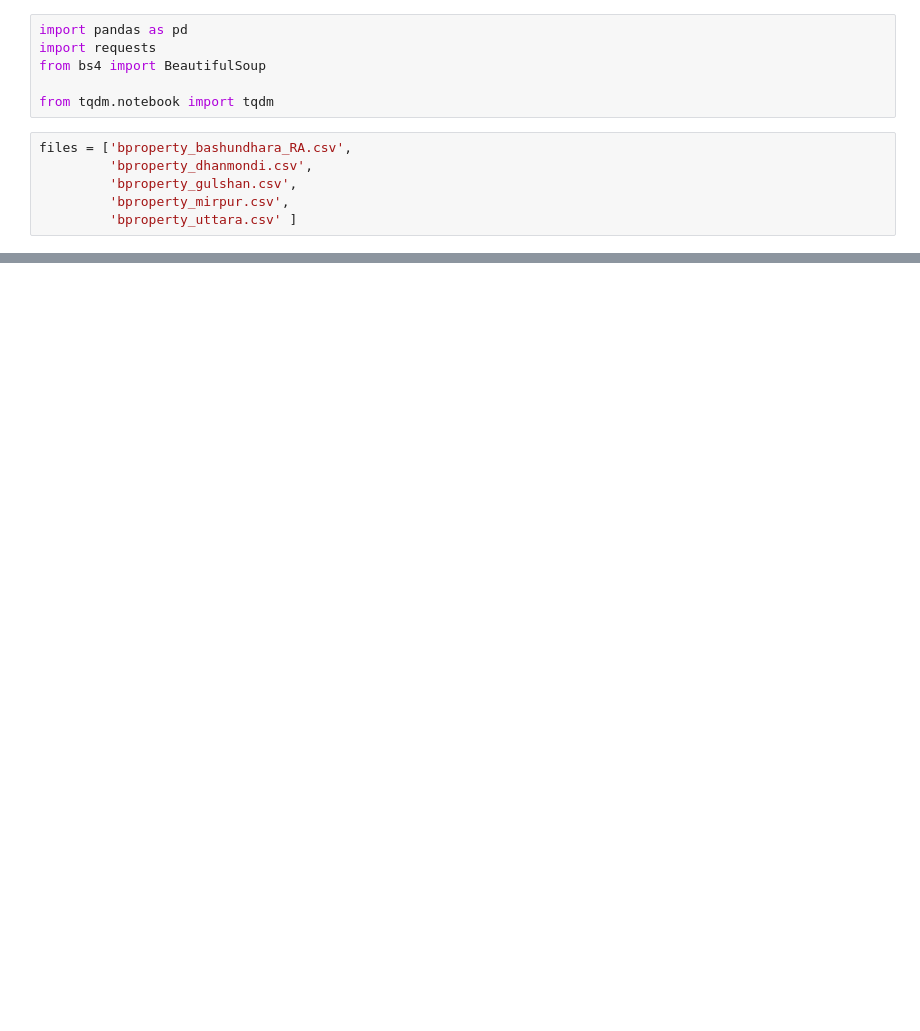
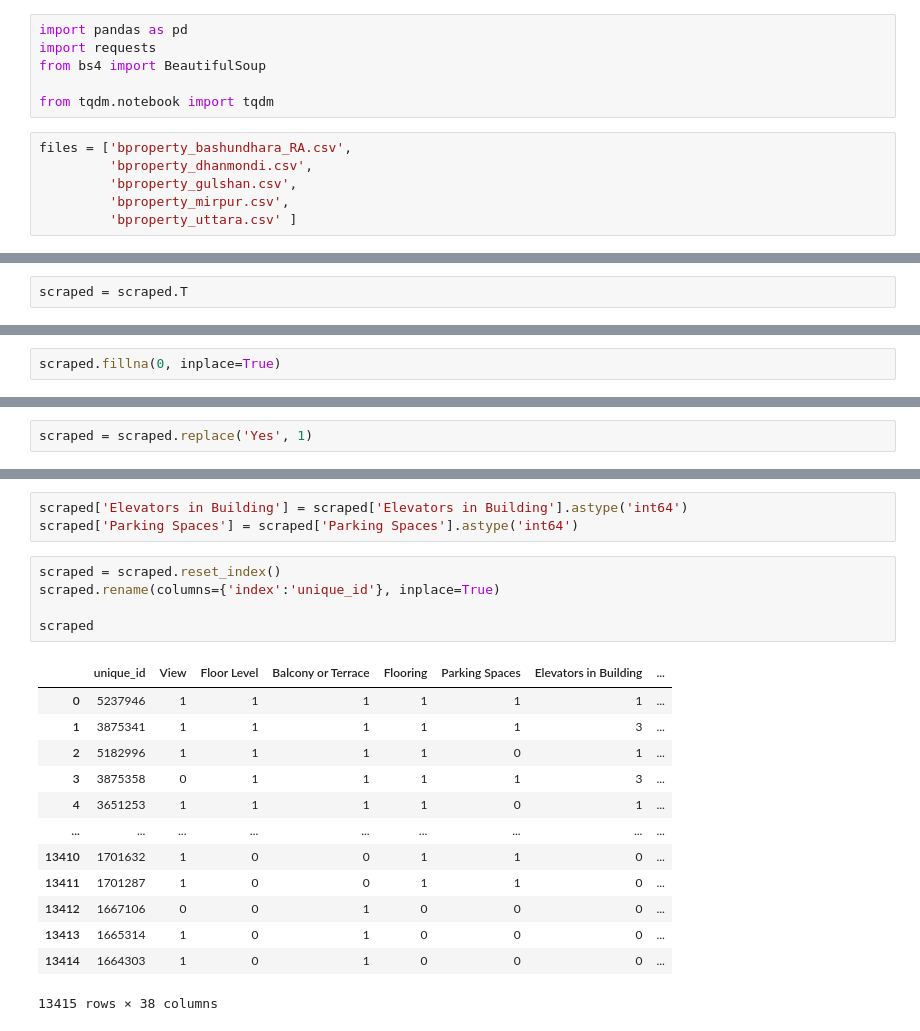
Before and after one commit to Awsaf780/Dhaka-Housing-Price-Prediction, a Jupyter notebook: 01 - Combined Dataset.ipynb, the cells around one changed output, grey strips where cells are left out. Saved outputs shown, nothing was run; the diff lists cells and outputs as text; blank space fills up the shorter version.

```diff
--- a/01 - Combined Dataset.ipynb
+++ b/01 - Combined Dataset.ipynb
@@ -17,0 +83,2 @@ df = pd.concat(dfs)
+# %%
+scraped = scraped.T
@@ -17,0 +111,2 @@ df = pd.concat(dfs)
+# %%
+scraped.fillna(0, inplace=True)
@@ -17,0 +129,2 @@ df = pd.concat(dfs)
+# %%
+scraped = scraped.replace('Yes', 1)
@@ -17,0 +189,22 @@ df = pd.concat(dfs)
+# %%
+scraped['Elevators in Building'] = scraped['Elevators in Building'].astype('int64')
+scraped['Parking Spaces'] = scraped['Parking Spaces'].astype('int64')
+# %%
+scraped = scraped.reset_index()
+scraped.rename(columns={'index':'unique_id'}, inplace=True)
+
+scraped
+# %% [output]
+|  | unique_id | View | Floor Level | Balcony or Terrace | Flooring | Parking Spaces | Elevators in Building | ... |
+| 0 | 5237946 | 1 | 1 | 1 | 1 | 1 | 1 | ... |
+| 1 | 3875341 | 1 | 1 | 1 | 1 | 1 | 3 | ... |
+| 2 | 5182996 | 1 | 1 | 1 | 1 | 0 | 1 | ... |
+| 3 | 3875358 | 0 | 1 | 1 | 1 | 1 | 3 | ... |
+| 4 | 3651253 | 1 | 1 | 1 | 1 | 0 | 1 | ... |
+| ... | ... | ... | ... | ... | ... | ... | ... | ... |
+| 13410 | 1701632 | 1 | 0 | 0 | 1 | 1 | 0 | ... |
+| 13411 | 1701287 | 1 | 0 | 0 | 1 | 1 | 0 | ... |
+| 13412 | 1667106 | 0 | 0 | 1 | 0 | 0 | 0 | ... |
+| 13413 | 1665314 | 1 | 0 | 1 | 0 | 0 | 0 | ... |
+| 13414 | 1664303 | 1 | 0 | 1 | 0 | 0 | 0 | ... |
+13415 rows × 38 columns
```
Also changed, not shown: parts of 33 cells of this notebook, 1 other file.
